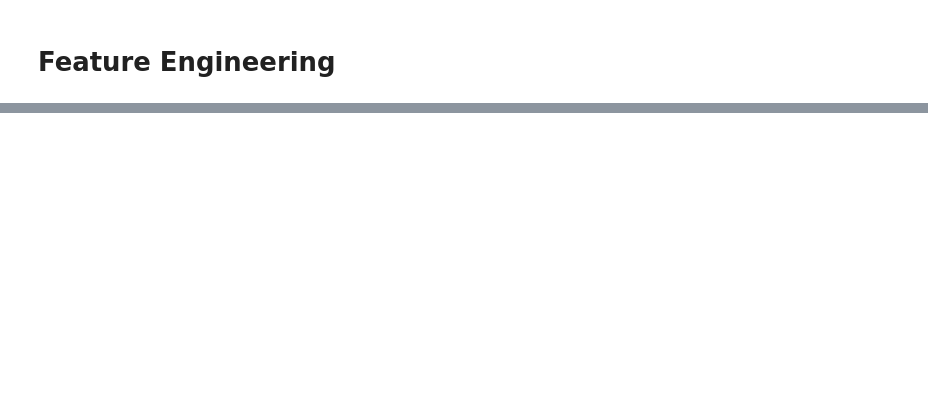
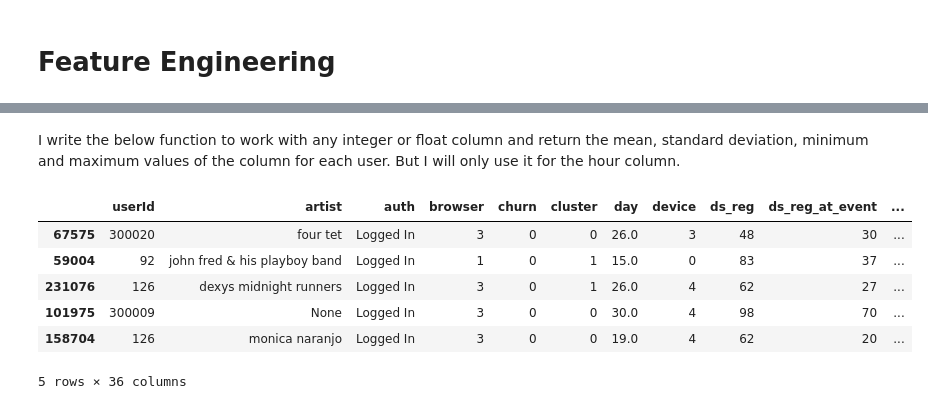
Before and after one commit to tugberkcapraz/capstone_sparkify, a Jupyter notebook: modelling.ipynb, the cells around one changed output, grey strips where cells are left out. Cells and saved outputs as stored; diff of their text form; code cells hidden in the pictures; blank space fills up the shorter version.

```diff
--- a/modelling.ipynb
+++ b/modelling.ipynb
@@ -815,2 +844,5 @@ plt.savefig('img/churn_vs_ds_reg.png')
+# %%
+# create a Spark session
+spark = SparkSession.builder.appName('Sparkify_local').getOrCreate()
 # %% [markdown]
 # <a name="feature"></a>Feature Engineering
@@ -816,0 +872,7 @@ plt.savefig('img/churn_vs_ds_reg.png')
+# %%
+# create list of categorical variables
+cat_vars = ['gender', 'level', 'browser', 'device']
+
+# label encode the categorical variables
+for col in cat_vars:
+    df_user = label_encoder(df_user, col)
@@ -816,0 +911,44 @@ plt.savefig('img/churn_vs_ds_reg.png')
+# %% [markdown]
+I write the below function to work with any integer or float column and return the mean, standard deviation, minimum and maximum values of the column for each user. But I will only use it for the hour column.
+# %%
+# function to get aggregate statistics for a column per userID, using PySpark API
+# fix str object not callable error
+def get_agg_stats(df, col, agg_func):
+    '''
+    Gets aggregate statistics for a column per userID, using PySpark API.
+
+    Parameters:
+    df (spark dataframe): the dataframe containing the column
+    col (str): the name of the column
+    agg_func (str): the name of the aggregate function
+
+    Returns:
+    spark dataframe: the dataframe containing the aggregate statistics
+    '''
+    # get the aggregate statistics
+    temp = df.groupBy('userId').agg({col: agg_func}).toPandas()
+    # rename the column
+    temp = temp.rename(columns={col: col + '_' + agg_func})
+    # create a spark dataframe
+    temp = spark.createDataFrame(temp)
+    # join the aggregate statistics to the user table
+    df = df.join(temp, on='userId', how='left')
+    # user table
+    df.createOrReplaceTempView('user_table')
+
+    return df
+# %%
+# calculate the aggregate statistics for the hour variable
+for agg_func in ['min', 'max', 'stddev']:
+    df_user = get_agg_stats(df_user, 'hour', agg_func)
+# %%
+# view the user table
+df_user.toPandas().sample(5)
+# %% [output]
+|  | userId | artist | auth | browser | churn | cluster | day | device | ds_reg | ds_reg_at_event | ... |
+| 67575 | 300020 | four tet | Logged In | 3 | 0 | 0 | 26.0 | 3 | 48 | 30 | ... |
+| 59004 | 92 | john fred & his playboy band | Logged In | 1 | 0 | 1 | 15.0 | 0 | 83 | 37 | ... |
+| 231076 | 126 | dexys midnight runners | Logged In | 3 | 0 | 1 | 26.0 | 4 | 62 | 27 | ... |
+| 101975 | 300009 | None | Logged In | 3 | 0 | 0 | 30.0 | 4 | 98 | 70 | ... |
+| 158704 | 126 | monica naranjo | Logged In | 3 | 0 | 0 | 19.0 | 4 | 62 | 20 | ... |
+5 rows × 36 columns
```
Also changed, not shown: parts of 22 cells of this notebook, 1 other file.
